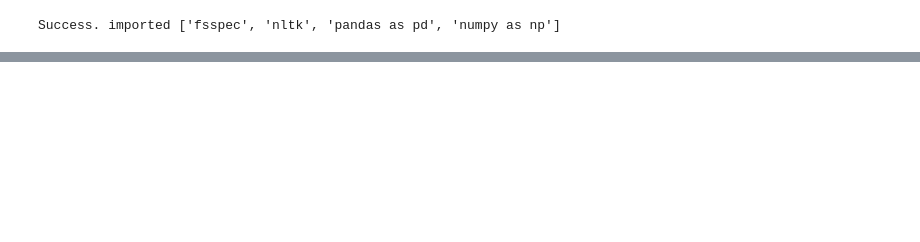
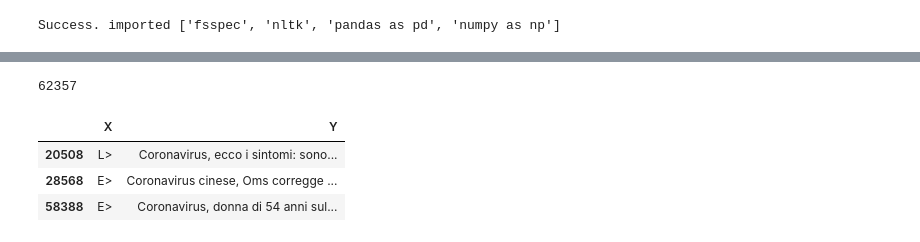
Before and after one commit to jhmuller/mlp-covid19, a Jupyter notebook: mlp_covid19_2.ipynb, the cells around one changed output, grey strips where cells are left out. Cells and saved outputs as stored; diff of their text form; code cells hidden in the pictures; blank space fills up the shorter version.

```diff
--- a/mlp_covid19_2.ipynb
+++ b/mlp_covid19_2.ipynb
@@ -192,3 +269,19 @@ Got it, pairs is a <class 'list'>
+# %%
+len(pairs_part1)
+# %% [output]
+62357
+# %%
+lendf = pd.DataFrame(pairs_df_part1['X'].apply(lambda x: len(x)))
+#lendf.plot.hist(bins=1000)
+cols = [len(x) < 4 for x in pairs_df_part1['X'].values]
+pairs_df_part1.loc[cols]
+#lendf.head()
+#pairs_df.head()
+# %% [output]
+|  | X | Y |
+| 20508 | L> | Coronavirus, ecco i sintomi: sono... |
+| 28568 | E> | Coronavirus cinese, Oms corregge ... |
+| 58388 | E> | Coronavirus, donna di 54 anni sul... |
 # %%
 '''
 Reusable set of functions to convert a tuple of strings (pair) to tensors
```
Also changed, not shown: parts of 19 cells of this notebook.
